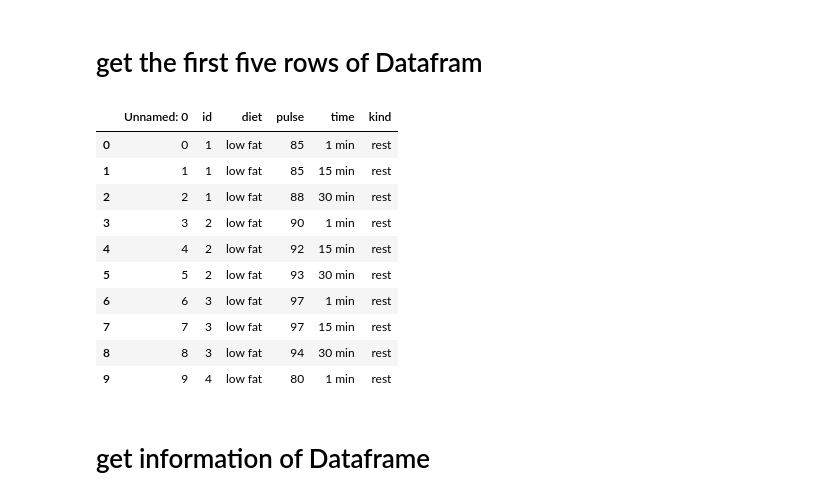
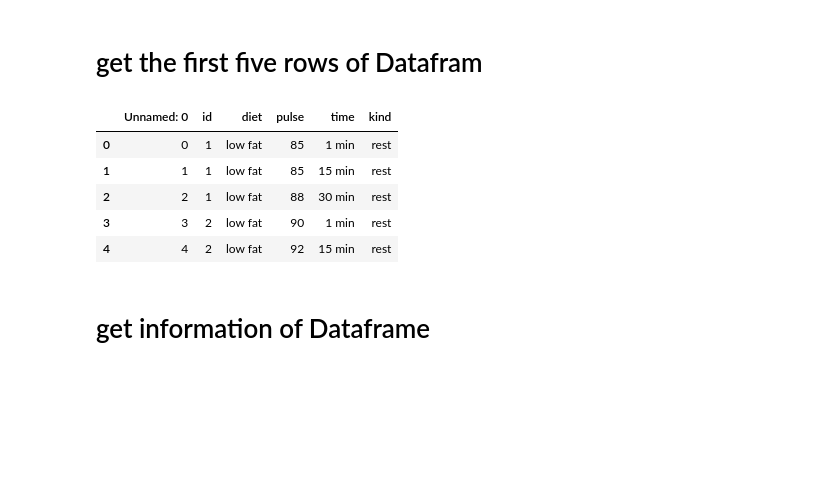
Before and after one commit to Chandani0919/Chandani0919, a Jupyter notebook: firstass.ipynb, the cells around one changed output. Cells and saved outputs as stored; diff of their text form; code cells hidden in the pictures; blank space fills up the shorter version.

```diff
--- a/firstass.ipynb
+++ b/firstass.ipynb
@@ -16,19 +16,14 @@ diet = pd.read_csv('https://github.com/YBI-Foundation/Dataset/raw/main/Exercise.
 # %% [markdown]
 # get the first five rows of Datafram
 # %%
-diet.head(10)
+diet.head(5)
 # %% [output]
 |  | Unnamed: 0 | id | diet | pulse | time | kind |
 | 0 | 0 | 1 | low fat | 85 | 1 min | rest |
 | 1 | 1 | 1 | low fat | 85 | 15 min | rest |
 | 2 | 2 | 1 | low fat | 88 | 30 min | rest |
 | 3 | 3 | 2 | low fat | 90 | 1 min | rest |
 | 4 | 4 | 2 | low fat | 92 | 15 min | rest |
-| 5 | 5 | 2 | low fat | 93 | 30 min | rest |
-| 6 | 6 | 3 | low fat | 97 | 1 min | rest |
-| 7 | 7 | 3 | low fat | 97 | 15 min | rest |
-| 8 | 8 | 3 | low fat | 94 | 30 min | rest |
-| 9 | 9 | 4 | low fat | 80 | 1 min | rest |
 # %% [markdown]
 # get information of Dataframe
 # %%
```
Also changed, not shown: parts of 2 cells of this notebook.
